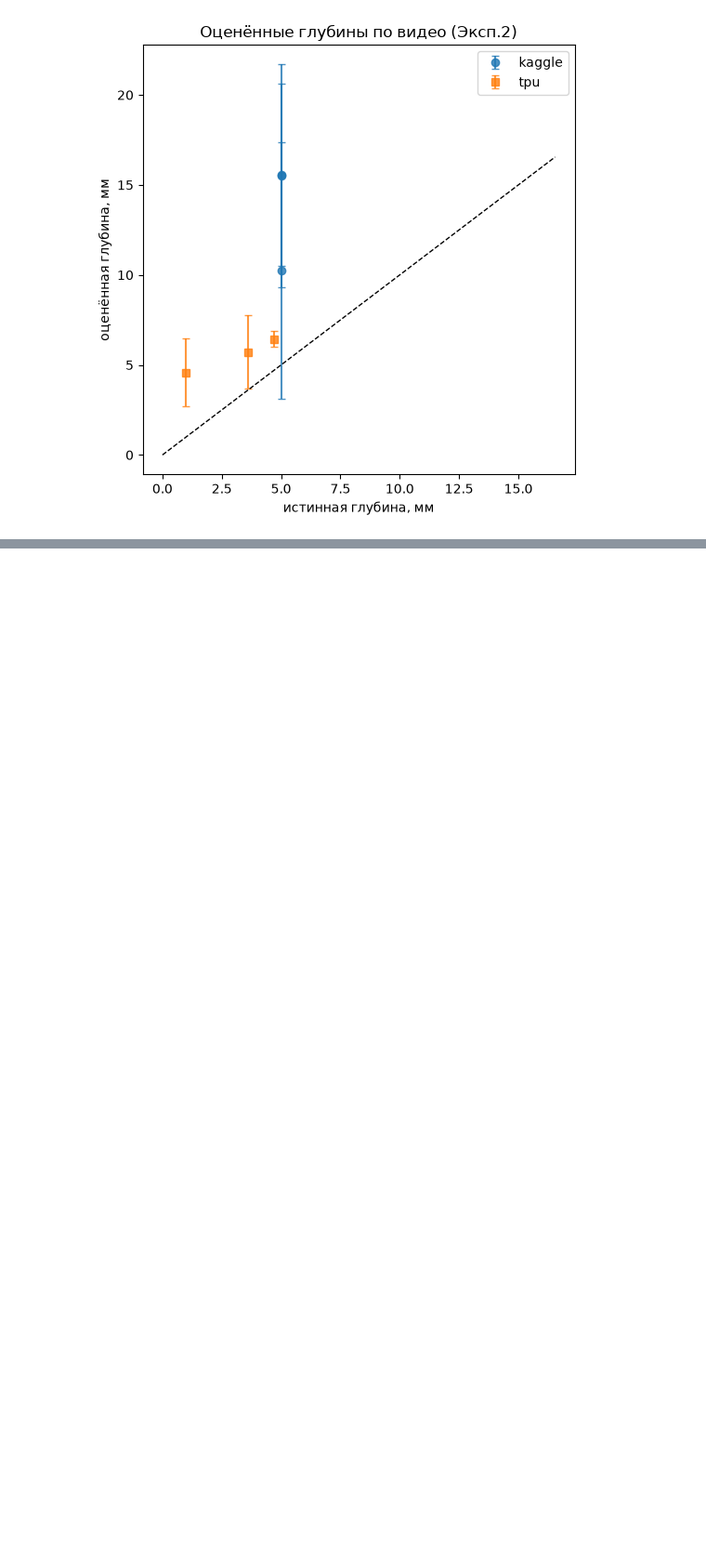
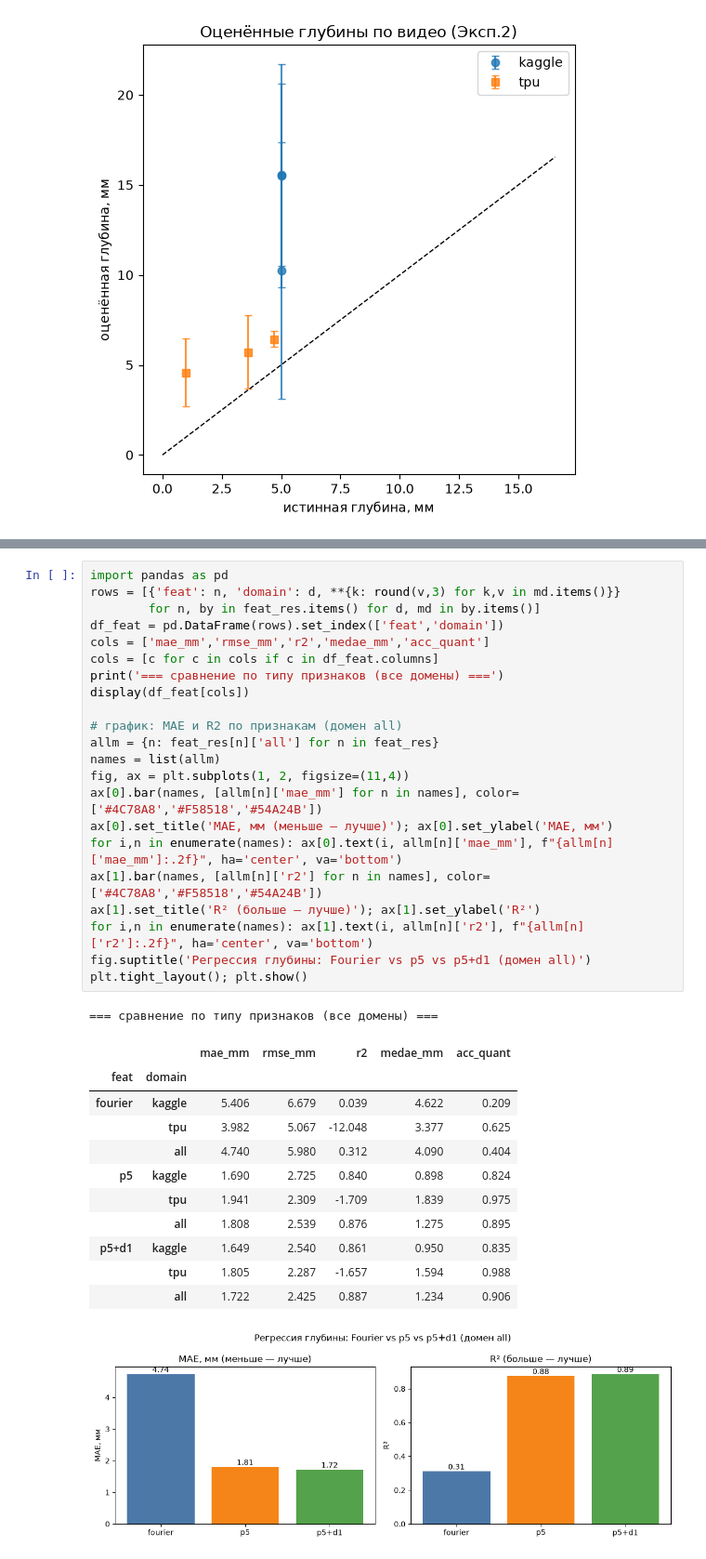
Before and after one commit to tomatoCoderq/thermal-control-ya-project, a Jupyter notebook: regression-experiments/notebooks/regression_experiments.ipynb, the cells around one changed output, grey strips where cells are left out. Shown at 93% size. Drawn from its saved outputs; the diff is of its cells as text; blank space fills up the shorter version.

```diff
--- a/regression-experiments/notebooks/regression_experiments.ipynb
+++ b/regression-experiments/notebooks/regression_experiments.ipynb
@@ -553,0 +634,36 @@ ax.set_title("Оценённые глубины по видео (Эксп.2)");
+# %%
+import pandas as pd
+rows = [{'feat': n, 'domain': d, **{k: round(v,3) for k,v in md.items()}}
+        for n, by in feat_res.items() for d, md in by.items()]
+df_feat = pd.DataFrame(rows).set_index(['feat','domain'])
+cols = ['mae_mm','rmse_mm','r2','medae_mm','acc_quant']
+cols = [c for c in cols if c in df_feat.columns]
+print('=== сравнение по типу признаков (все домены) ===')
+display(df_feat[cols])
+
+# график: MAE и R2 по признакам (домен all)
+allm = {n: feat_res[n]['all'] for n in feat_res}
+names = list(allm)
+fig, ax = plt.subplots(1, 2, figsize=(11,4))
+ax[0].bar(names, [allm[n]['mae_mm'] for n in names], color=['#4C78A8','#F58518','#54A24B'])
+ax[0].set_title('MAE, мм (меньше — лучше)'); ax[0].set_ylabel('MAE, мм')
+for i,n in enumerate(names): ax[0].text(i, allm[n]['mae_mm'], f"{allm[n]['mae_mm']:.2f}", ha='center', va='bottom')
+ax[1].bar(names, [allm[n]['r2'] for n in names], color=['#4C78A8','#F58518','#54A24B'])
+ax[1].set_title('R² (больше — лучше)'); ax[1].set_ylabel('R²')
+for i,n in enumerate(names): ax[1].text(i, allm[n]['r2'], f"{allm[n]['r2']:.2f}", ha='center', va='bottom')
+fig.suptitle('Регрессия глубины: Fourier vs p5 vs p5+d1 (домен all)')
+plt.tight_layout(); plt.show()
+# %% [output]
+=== сравнение по типу признаков (все домены) ===
+|  |  | mae_mm | rmse_mm | r2 | medae_mm | acc_quant |
+| feat | domain |  |  |  |  |  |
+| fourier | kaggle | 5.406 | 6.679 | 0.039 | 4.622 | 0.209 |
+|  | tpu | 3.982 | 5.067 | -12.048 | 3.377 | 0.625 |
+|  | all | 4.740 | 5.980 | 0.312 | 4.090 | 0.404 |
+| p5 | kaggle | 1.690 | 2.725 | 0.840 | 0.898 | 0.824 |
+|  | tpu | 1.941 | 2.309 | -1.709 | 1.839 | 0.975 |
+|  | all | 1.808 | 2.539 | 0.876 | 1.275 | 0.895 |
+| p5+d1 | kaggle | 1.649 | 2.540 | 0.861 | 0.950 | 0.835 |
+|  | tpu | 1.805 | 2.287 | -1.657 | 1.594 | 0.988 |
+|  | all | 1.722 | 2.425 | 0.887 | 1.234 | 0.906 |
+[figure, added]
```
Also changed, not shown: parts of 10 cells of this notebook, 10 other files.
